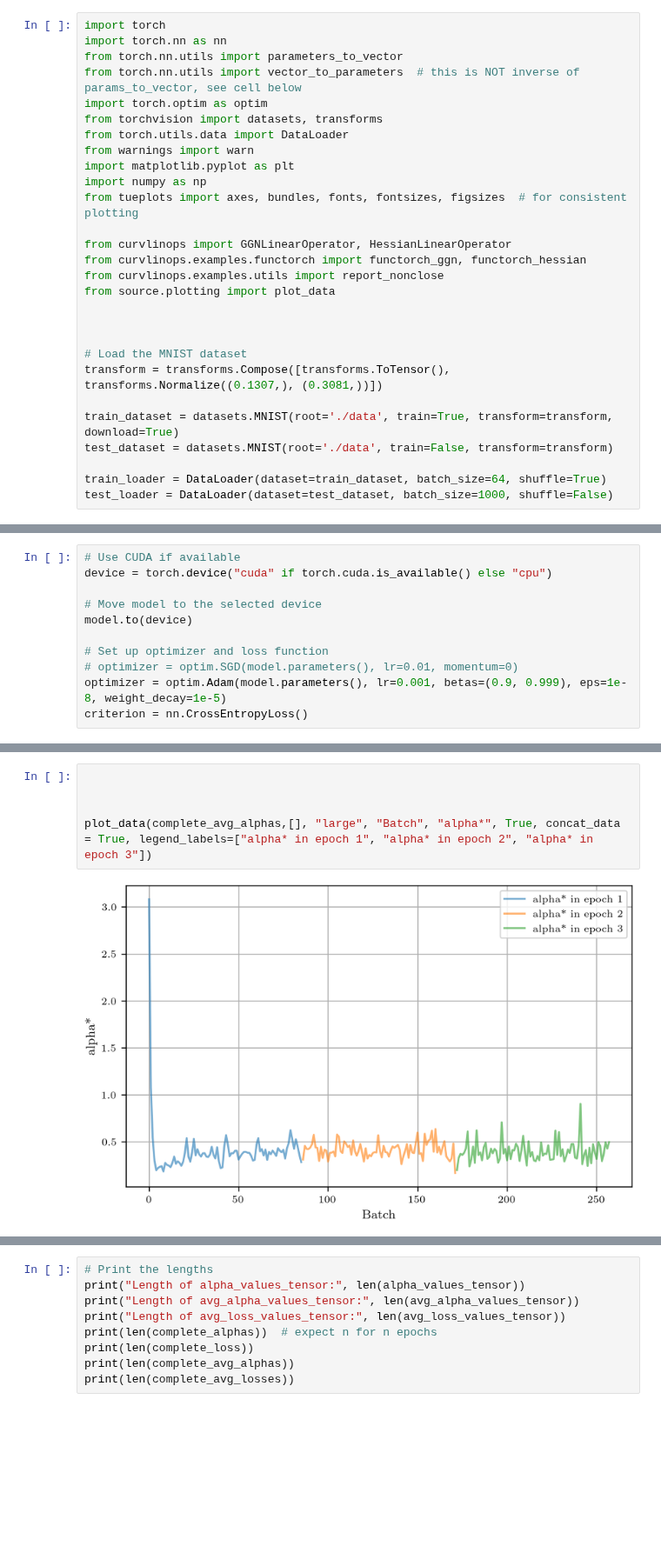
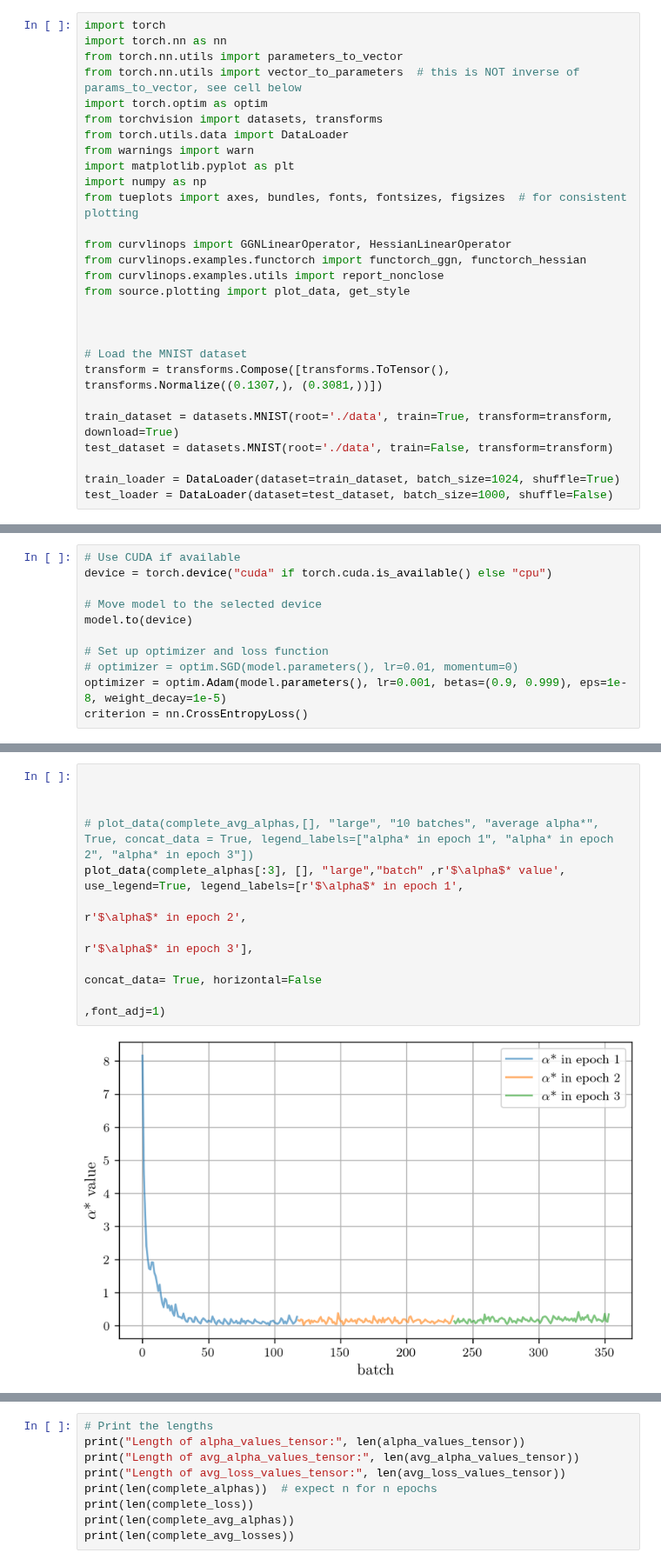
Before and after one commit to Davidundso/taylor, a Jupyter notebook: experiments/exp_05_curvelinops/First_test_curvelinops.ipynb, the cells around one changed output, grey strips where cells are left out. Shown at 87% size. Cells and saved outputs as stored; diff of their text form; blank space fills up the shorter version.

Commit message:
finalizing plotting method

```diff
--- a/experiments/exp_05_curvelinops/First_test_curvelinops.ipynb
+++ b/experiments/exp_05_curvelinops/First_test_curvelinops.ipynb
@@ -18,7 +18,7 @@ from tueplots import axes, bundles, fonts, fontsizes, figsizes  # for consistent
 from curvlinops import GGNLinearOperator, HessianLinearOperator
 from curvlinops.examples.functorch import functorch_ggn, functorch_hessian
 from curvlinops.examples.utils import report_nonclose
-from source.plotting import plot_data
+from source.plotting import plot_data, get_style
 
 
 
@@ -28,7 +28,7 @@ transform = transforms.Compose([transforms.ToTensor(), transforms.Normalize((0.1
 train_dataset = datasets.MNIST(root='./data', train=True, transform=transform, download=True)
 test_dataset = datasets.MNIST(root='./data', train=False, transform=transform)
 
-train_loader = DataLoader(dataset=train_dataset, batch_size=64, shuffle=True)
+train_loader = DataLoader(dataset=train_dataset, batch_size=1024, shuffle=True)
 test_loader = DataLoader(dataset=test_dataset, batch_size=1000, shuffle=False)
 # %%
 # Load the jmlr2001 style
@@ -291,8 +281,13 @@ default_colors = [
 # %%
 
 
 
-plot_data(complete_avg_alphas,[], "large", "Batch", "alpha*", True, concat_data = True, legend_labels=["alpha* in epoch 1", "alpha* in epoch 2", "alpha* in epoch 3"])
+# plot_data(complete_avg_alphas,[], "large", "10 batches", "average alpha*", True, concat_data = True, legend_labels=["alpha* in epoch 1", "alpha* in epoch 2", "alpha* in epoch 3"])
+plot_data(complete_alphas[:3], [], "large","batch" ,r'$\alpha$* value', use_legend=True, legend_labels=[r'$\alpha$* in epoch 1',
+                                                                                                            r'$\alpha$* in epoch 2',
+                                                                                                              r'$\alpha$* in epoch 3'],
+                                                                                                              concat_data= True, horizontal=False
+                                                                                                              ,font_adj=1)
 # %% [output]
-[figure, old version]
+[figure, new version]
 # %%
```
Also changed, not shown: parts of 5 cells of this notebook, 3 other files.
